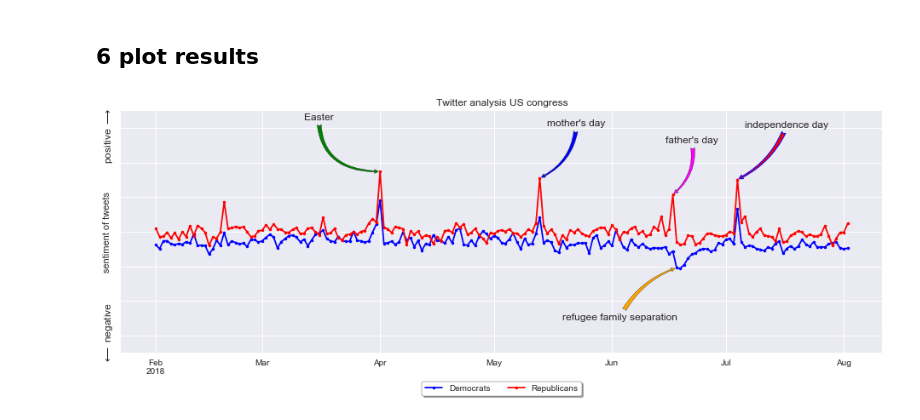
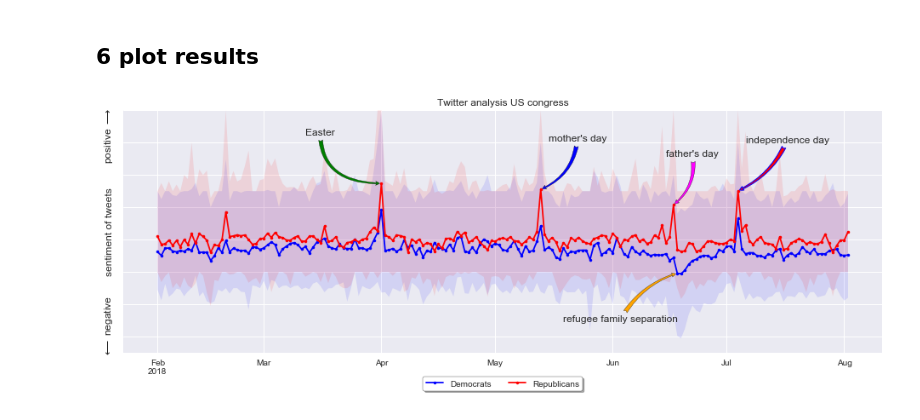
Before and after one commit to OnnoEbbens/data_processing_examples, a Jupyter notebook: congress_twitter_analysis/congress_twitter_analysis.ipynb, the cells around one changed output. Saved outputs shown, nothing was run; the diff lists cells and outputs as text; code cells hidden in the pictures.

Commit message:
add figure to readme

```diff
--- a/congress_twitter_analysis/congress_twitter_analysis.ipynb
+++ b/congress_twitter_analysis/congress_twitter_analysis.ipynb
@@ -85,15 +86,29 @@ gemiddelde polariteit:      0.13
 with open(r'data\processed_twitter_data.pickle', 'rb') as pfile:
     twitter_data_rel = pickle.load(pfile)
 # %%
-twitter_data_d_daily_average = twitter_data_rel[twitter_data_rel.party=='D'].resample('D').mean()
-twitter_data_r_daily_average = twitter_data_rel[twitter_data_rel.party=='R'].resample('D').mean()
+# get daily average
+twitter_data_d = twitter_data_rel[twitter_data_rel.party=='D']
+twitter_data_r = twitter_data_rel[twitter_data_rel.party=='R']
+
+twitter_data_d_daily_average = twitter_data_d.resample('D').mean()
+twitter_data_r_daily_average = twitter_data_r.resample('D').mean()
+# %%
+# get bandwidth
+upper_percentile = 90
+lower_percentile = 10
+
+twitter_data_d_daily_upper = twitter_data_d.resample('D').apply(lambda x: np.percentile(x['polarity'], q=upper_percentile))
+twitter_data_d_daily_lower = twitter_data_d.resample('D').apply(lambda x: np.percentile(x['polarity'], q=lower_percentile))
+twitter_data_r_daily_upper = twitter_data_r.resample('D').apply(lambda x: np.percentile(x['polarity'], q=upper_percentile))
+twitter_data_r_daily_lower = twitter_data_r.resample('D').apply(lambda x: np.percentile(x['polarity'], q=lower_percentile))
 # %% [markdown]
 ## 6 plot results<a class="anchor" id="6"></a>
 # %%
 def add_annotation(ax, day, twitter_data_daily_average,
                    connectionstyle, text, x_afstand=-20, y_afstand=0.3, facecolor='green', linewidth=None,
                    edgecolor=None):
-
+    '''
+    '''
     pol_day_party = twitter_data_daily_average[day:day]['polarity'].values[0]
     ax.annotate(text,
                 xy=(day, pol_day_party),
@@ -111,51 +126,58 @@ desired_width = 1920
 desired_height = 1280
 fig = plt.figure(figsize=(16,16/2.75))
 ax = plt.subplot()
+
+# plot average
 twitter_data_d_daily_average.polarity.plot(ax=ax, linestyle=None, marker='.', color='blue', label='Democrats')
 twitter_data_r_daily_average.polarity.plot(ax=ax, linestyle=None, marker='.', color='red', label='Republicans')
 
-# add arrows to the peaks
+# plot bandwidth
+ax.fill_between(twitter_data_d_daily_upper.index, twitter_data_d_daily_lower.values,
+                twitter_data_d_daily_upper.values, facecolor='blue', alpha=0.1)
+ax.fill_between(twitter_data_r_daily_upper.index, twitter_data_r_daily_lower.values,
+                twitter_data_r_daily_upper.values, facecolor='red', alpha=0.1)
+
+
+# add arrow to some peaks
 ax = add_annotation(ax, dt.datetime(2018,4,1), twitter_data_r_daily_average, "angle3,angleA=90,angleB=0",
                     'Easter')
 
 ax = add_annotation(ax, dt.datetime(2018,5,13), twitter_data_r_daily_average, "arc3,rad=-0.3",
                     "mother's day", x_afstand=2, facecolor='blue')
 
 ax = add_annotation(ax, dt.datetime(2018,6,17), twitter_data_r_daily_average, "arc3,rad=-0.3",
                     "father's day", x_afstand=-2, facecolor='magenta')
 
 ax = add_annotation(ax, dt.datetime(2018,6,18), twitter_data_d_daily_average, "arc3,rad=-0.2",
                     "refugee family separation", x_afstand=-30, y_afstand=-0.3, facecolor='orange')
 
 ax = add_annotation(ax, dt.datetime(2018,7,4), twitter_data_r_daily_average, "arc3,rad=-0.2",
                     "independence day", x_afstand=2 , facecolor='red', edgecolor='blue', linewidth=1)
 
-ax.set_ylim(-0.5,0.9)
+# format axes
+ax.set_ylim(-0.5,1.0)
 ax.set_xlabel('')
-ax.set_ylabel('sentiment of tweets')
+ax.set_ylabel('sentiment of tweets', fontsize=12)
 ax.set_yticklabels([])
 
 xmin, xmax = ax.get_xlim()
 ymin, ymax = ax.get_ylim()
 
+ax.text(xmin-5.5, ymax-0.04, r'positive $\longrightarrow$', rotation=90, fontsize=12)
+ax.text(xmin-5.5, ymin+0.30, r'$\longleftarrow$ negative', rotation=90, fontsize=12)
 
-ax.text(xmin-5, ymax-0.04, r'positive $\longrightarrow$', rotation=90, fontsize=12)
-ax.text(xmin-5, ymin+0.24, r'$\longleftarrow$ negative', rotation=90, fontsize=12)
-
-
-
-
+# format legend
 box = ax.get_position()
 ax.set_position([box.x0, box.y0 + box.height * 0.1,
                  box.width, box.height * 0.9])
 
 
 # Put a legend below current axis
-leg = ax.legend(loc='upper center', bbox_to_anchor=(0.5, -0.1),
+leg = ax.legend(loc='upper center', bbox_to_anchor=(0.5, -0.08),
                 frameon=True, facecolor='white', edgecolor='black', shadow=True, ncol=5)
 
 ax.set_title('Twitter analysis US congress')
 
-fig.savefig(r'figures\twitter_analysis.png', dpi=500)
+fig.savefig(r'figures\twitter_analysis.png', dpi=500, bbox_inches='tight')
 # %% [output]
-[figure, old version]
+[figure, new version]
```
Also changed, not shown: parts of 7 cells of this notebook, 3 other files.
